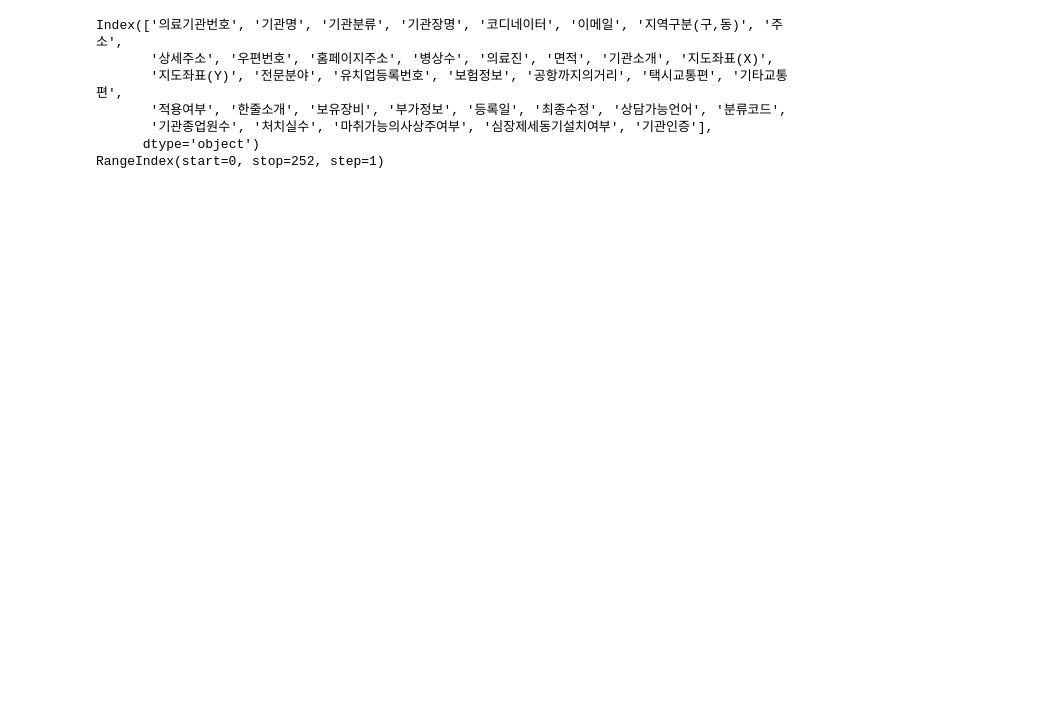
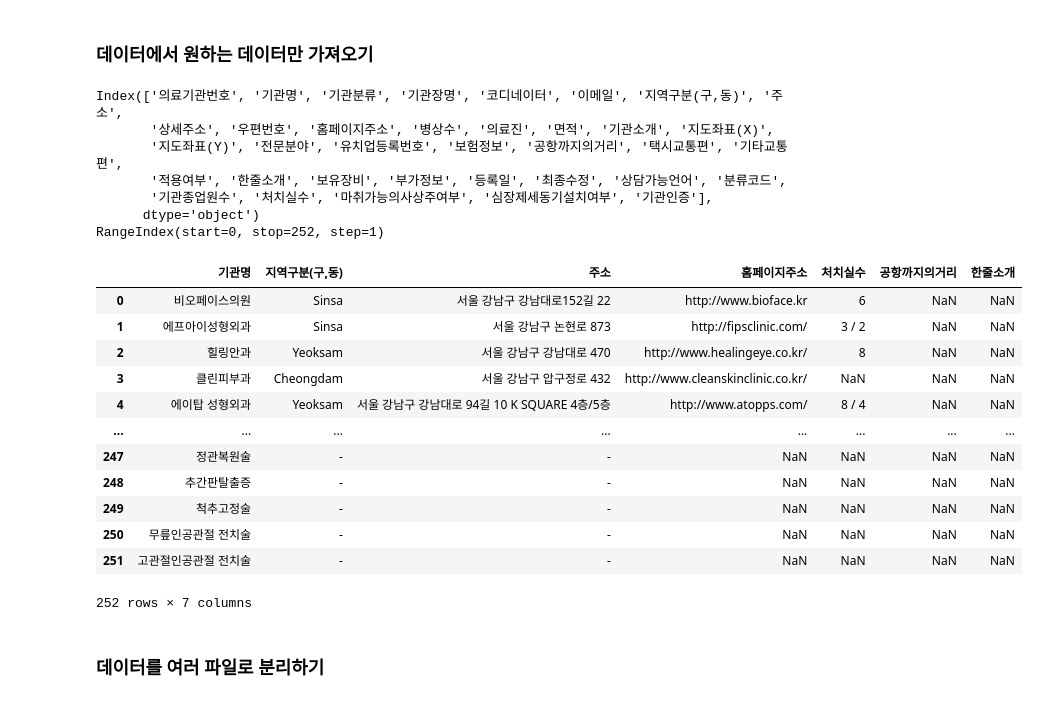
Before and after one commit to padawanR0k/summary, a Jupyter notebook: python/2020-10-30_data_with_pandas/padan_excel.ipynb, the cells around one changed output. Cells and saved outputs as stored; diff of their text form; code cells hidden in the pictures; blank space fills up the shorter version.

Commit message:
pandas excel, web scraping 내용추가

```diff
--- a/python/2020-10-30_data_with_pandas/padan_excel.ipynb
+++ b/python/2020-10-30_data_with_pandas/padan_excel.ipynb
@@ -3,35 +3,52 @@
 import pandas as pd
 import numpy as np
 import math
+# %% [markdown]
+### 데이터에서 원하는 데이터만 가져오기
 # %%
 
 def excel_to_pd(fileURL):
     excel = pd.read_excel(fileURL)
     print(excel.columns)
     print(excel.index)
-    excel = excel[['기관명', '주소', '홈페이지주소', '처치실수', '공항까지의거리', '한줄소개']]
+    excel = excel[['기관명', '지역구분(구,동)' ,'주소', '홈페이지주소', '처치실수', '공항까지의거리', '한줄소개']]
 
     for colurm in excel:
         for i in excel.index:
 
             #print(f'excel[colurm][i]: {excel[colurm][i]} {type(excel[colurm][i])} ')
             try:
                 if type(excel[colurm][i]) != 'str' and np.isnan(int(excel[colurm][i])):
                     excel[colurm][i] = '-'
             except:
                 pass
 
     return excel
 
 
 data = excel_to_pd('./ganam_medical_treval.xls')
-
-data.to_excel('./ganam_medical_treval_filtered.xls')
+data
+# data.to_excel('./ganam_medical_treval_filtered.xls')
 # %% [output]
 Index(['의료기관번호', '기관명', '기관분류', '기관장명', '코디네이터', '이메일', '지역구분(구,동)', '주소',
        '상세주소', '우편번호', '홈페이지주소', '병상수', '의료진', '면적', '기관소개', '지도좌표(X)',
        '지도좌표(Y)', '전문분야', '유치업등록번호', '보험정보', '공항까지의거리', '택시교통편', '기타교통편',
        '적용여부', '한줄소개', '보유장비', '부가정보', '등록일', '최종수정', '상담가능언어', '분류코드',
        '기관종업원수', '처치실수', '마취가능의사상주여부', '심장제세동기설치여부', '기관인증'],
       dtype='object')
 RangeIndex(start=0, stop=252, step=1)
+|  | 기관명 | 지역구분(구,동) | 주소 | 홈페이지주소 | 처치실수 | 공항까지의거리 | 한줄소개 |
+| 0 | 비오페이스의원 | Sinsa | 서울 강남구 강남대로152길 22 | http://www.bioface.kr | 6 | NaN | NaN |
+| 1 | 에프아이성형외과 | Sinsa | 서울 강남구 논현로 873 | http://fipsclinic.com/ | 3 / 2 | NaN | NaN |
+| 2 | 힐링안과 | Yeoksam | 서울 강남구 강남대로 470 | http://www.healingeye.co.kr/ | 8 | NaN | NaN |
+| 3 | 클린피부과 | Cheongdam | 서울 강남구 압구정로 432 | http://www.cleanskinclinic.co.kr/ | NaN | NaN | NaN |
+| 4 | 에이탑 성형외과 | Yeoksam | 서울 강남구 강남대로 94길 10 K SQUARE 4층/5층 | http://www.atopps.com/ | 8 / 4 | NaN | NaN |
+| ... | ... | ... | ... | ... | ... | ... | ... |
+| 247 | 정관복원술 | - | - | NaN | NaN | NaN | NaN |
+| 248 | 추간판탈출증 | - | - | NaN | NaN | NaN | NaN |
+| 249 | 척추고정술 | - | - | NaN | NaN | NaN | NaN |
+| 250 | 무릎인공관절 전치술 | - | - | NaN | NaN | NaN | NaN |
+| 251 | 고관절인공관절 전치술 | - | - | NaN | NaN | NaN | NaN |
+252 rows × 7 columns
+# %% [markdown]
+### 데이터를 여러 파일로 분리하기
```
Also changed, not shown: parts of 9 cells of this notebook, 33 other files.
